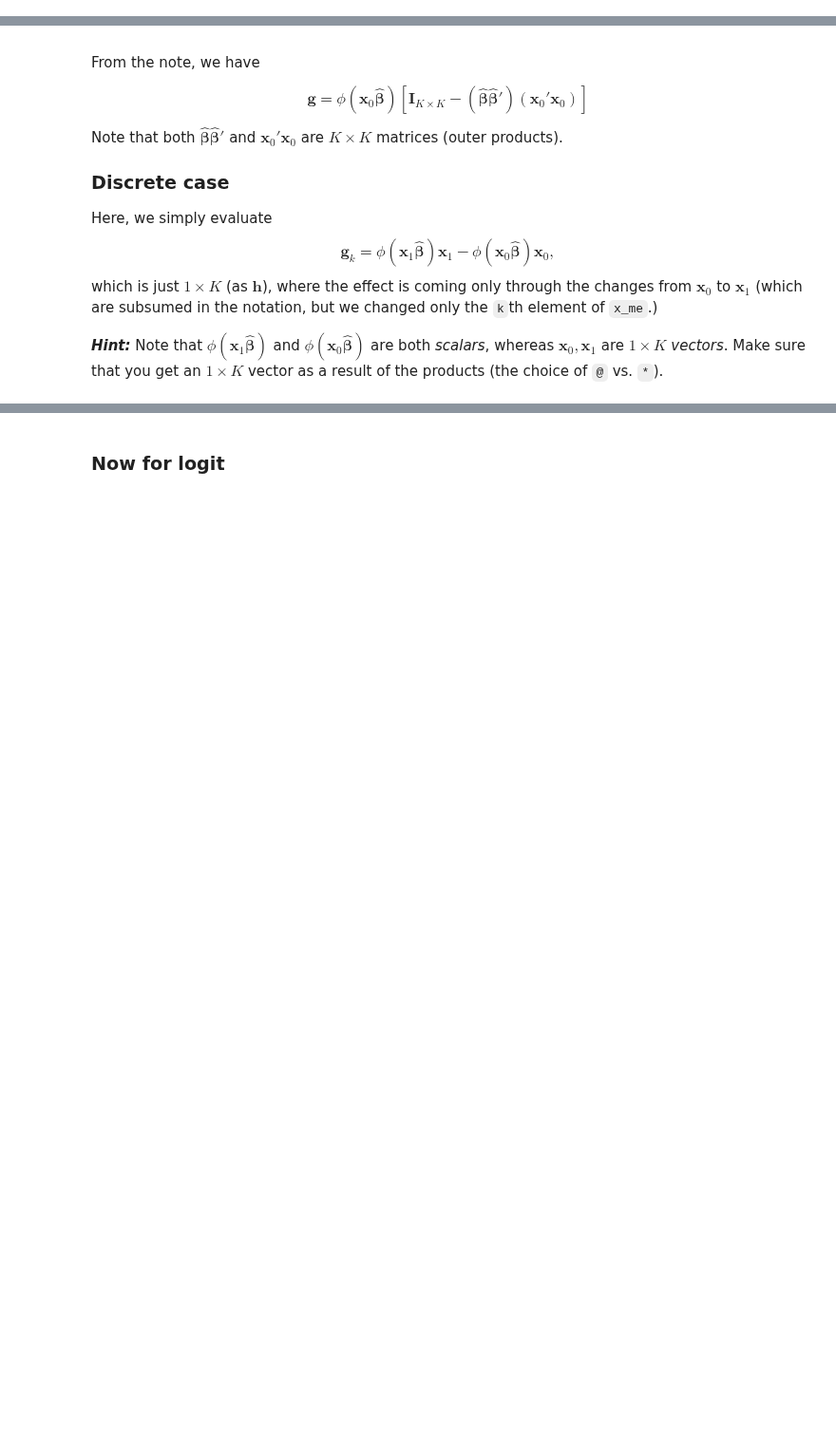
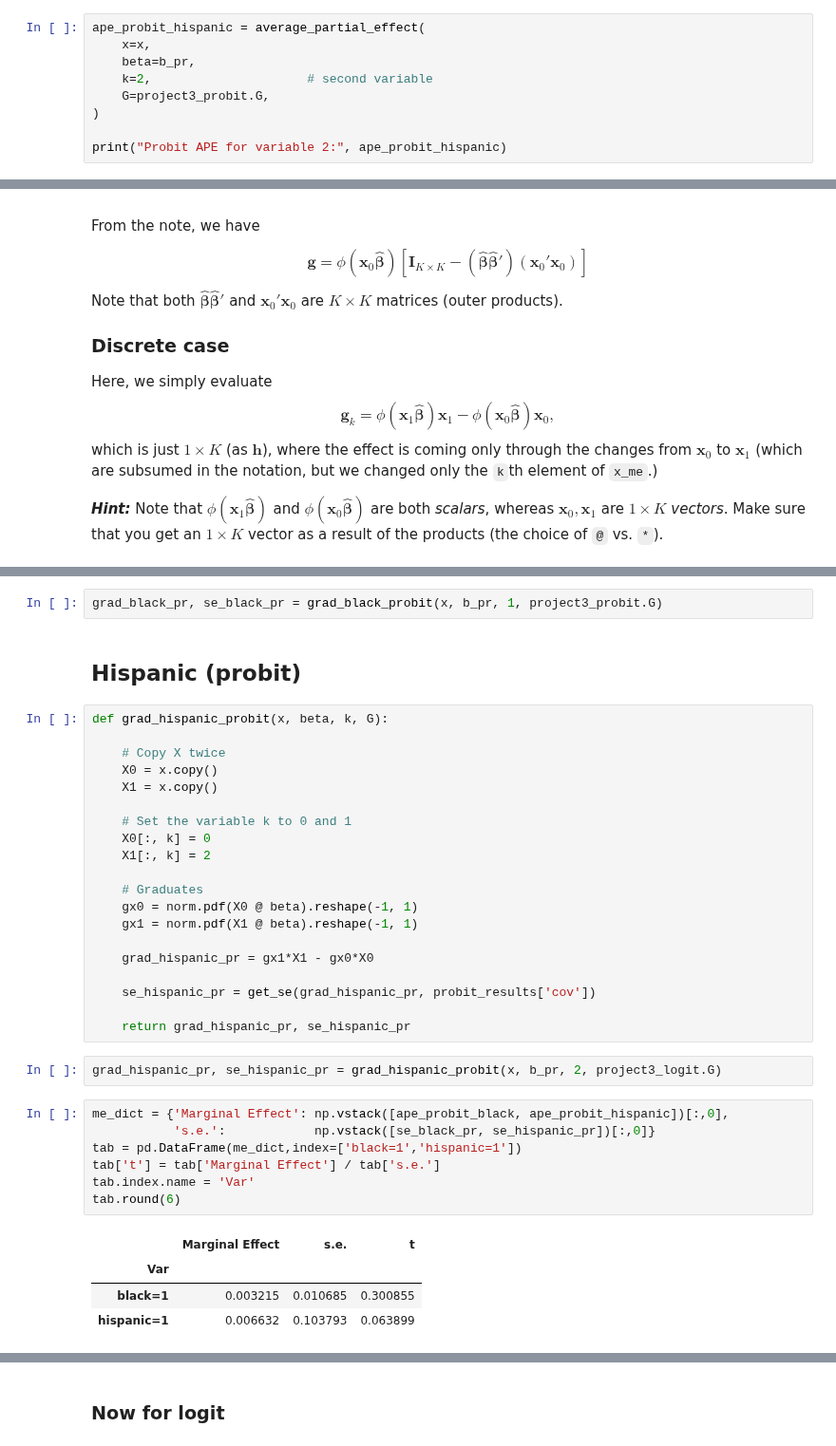
Before and after one commit to LucasJantunen/AdvMicroEconometrics, a Jupyter notebook: project3.ipynb, the cells around one changed output, grey strips where cells are left out. Shown at 95% size. Saved outputs shown, nothing was run; the diff lists cells and outputs as text; blank space fills up the shorter version.

```diff
--- a/project3.ipynb
+++ b/project3.ipynb
@@ -568,0 +641,9 @@ pd.DataFrame([ols_results['b_hat'][k],
+# %%
+ape_probit_hispanic = average_partial_effect(
+    x=x,
+    beta=b_pr,
+    k=2,                     # second variable
+    G=project3_probit.G,
+)
+
+print("Probit APE for variable 2:", ape_probit_hispanic)
@@ -598,0 +729,38 @@ which is just $1 \times K$ (as $\mathbf{h}$), where the effect is coming only th
+# %%
+grad_black_pr, se_black_pr = grad_black_probit(x, b_pr, 1, project3_probit.G)
+# %% [markdown]
+## Hispanic (probit)
+# %%
+def grad_hispanic_probit(x, beta, k, G):
+
+    # Copy X twice
+    X0 = x.copy()
+    X1 = x.copy()
+
+    # Set the variable k to 0 and 1
+    X0[:, k] = 0
+    X1[:, k] = 2
+
+    # Graduates
+    gx0 = norm.pdf(X0 @ beta).reshape(-1, 1)
+    gx1 = norm.pdf(X1 @ beta).reshape(-1, 1)
+
+    grad_hispanic_pr = gx1*X1 - gx0*X0
+
+    se_hispanic_pr = get_se(grad_hispanic_pr, probit_results['cov'])
+
+    return grad_hispanic_pr, se_hispanic_pr
+# %%
+grad_hispanic_pr, se_hispanic_pr = grad_hispanic_probit(x, b_pr, 2, project3_logit.G)
+# %%
+me_dict = {'Marginal Effect': np.vstack([ape_probit_black, ape_probit_hispanic])[:,0],
+           's.e.':            np.vstack([se_black_pr, se_hispanic_pr])[:,0]}
+tab = pd.DataFrame(me_dict,index=['black=1','hispanic=1'])
+tab['t'] = tab['Marginal Effect'] / tab['s.e.']
+tab.index.name = 'Var'
+tab.round(6)
+# %% [output]
+|  | Marginal Effect | s.e. | t |
+| Var |  |  |  |
+| black=1 | 0.003215 | 0.010685 | 0.300855 |
+| hispanic=1 | 0.006632 | 0.103793 | 0.063899 |
```
Also changed, not shown: parts of 30 cells of this notebook.
